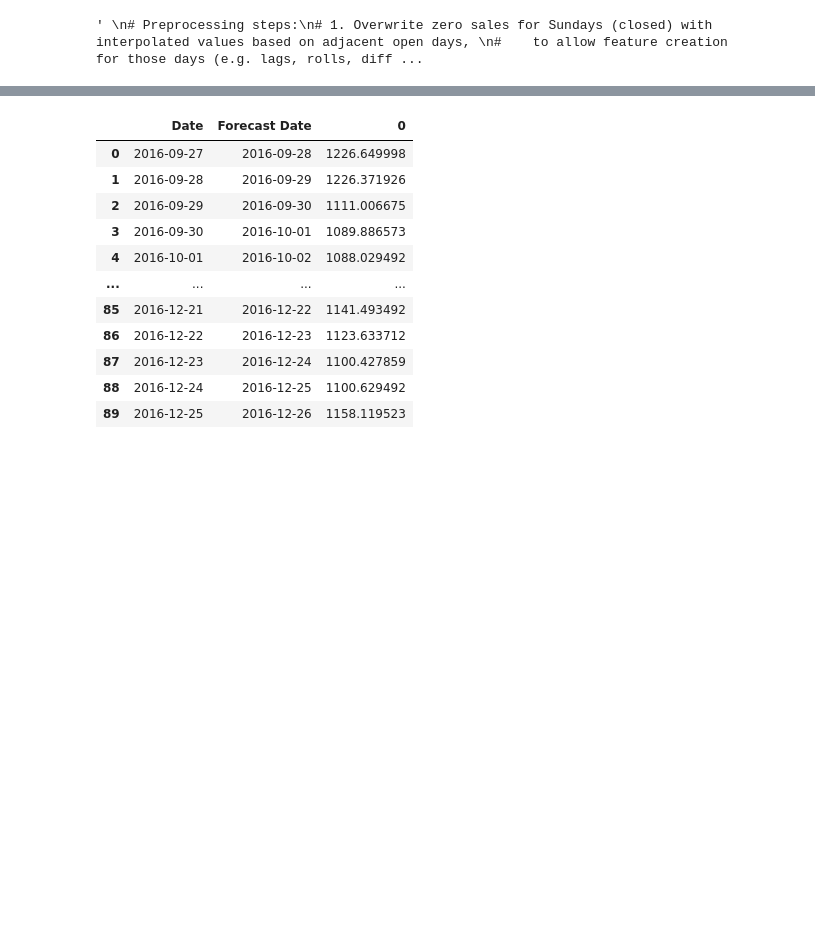
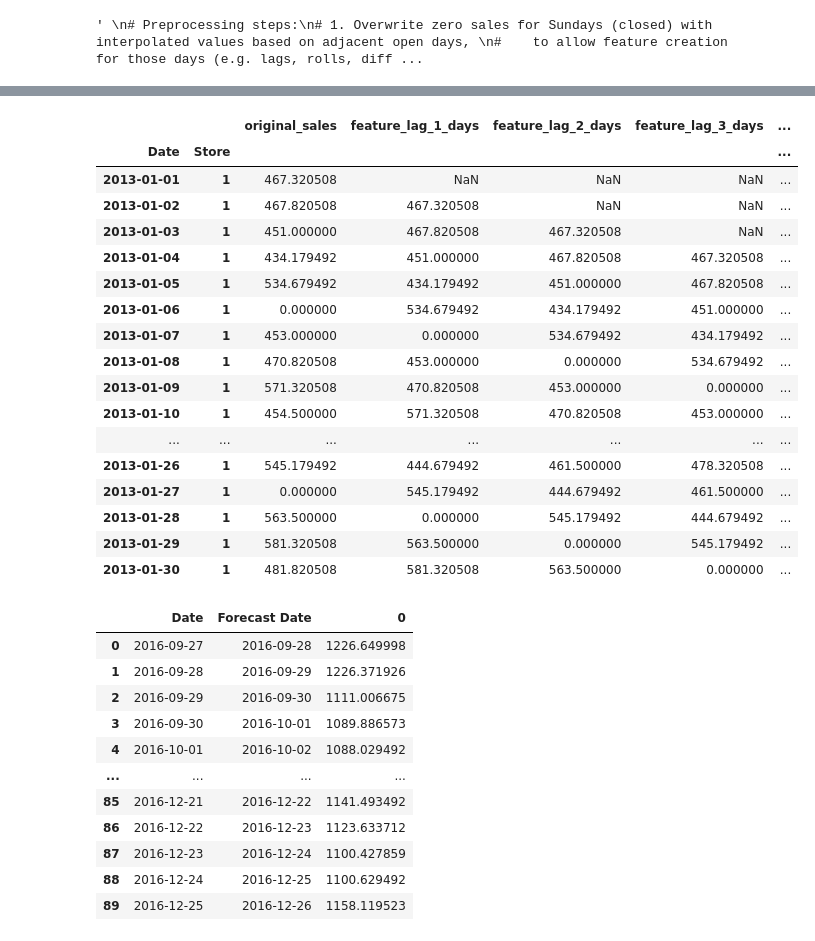
Before and after one commit to Miltos-90/Rossmann_Store_Sales_Forecasting, a Jupyter notebook: test_pipeline.ipynb, the cells around one changed output, grey strips where cells are left out. Cells and saved outputs as stored; diff of their text form; code cells hidden in the pictures; blank space fills up the shorter version.

```diff
--- a/test_pipeline.ipynb
+++ b/test_pipeline.ipynb
@@ -315,3 +314,50 @@ plt.tight_layout()
+# %%
+stores = synthetic.store_data(n_stores=NUM_STORES)
+train = synthetic.sales_data(n_stores=NUM_STORES, days=NUM_DAYS)
+df  = attach_store_data(train, stores)
+df.sort_values(['Date', 'Store'], inplace=True)  # Sort by date and store (ascending -> from earliest to latest) for lag features
+df.set_index(["Date", "Store"], inplace=True)
+X = make_features(df, C.LAGS, C.ROLL_WINDOWS, C.DIFFS)
+
+forecast_horizon = 10
+y = make_targets(df['Sales'], forecast_horizon)
+
+# sales for store 1
+store1 = df.index.get_level_values("Store") == 1
+df_sales = df.loc[store1, "Sales"]
+df_sales.name = "original_sales"
+
+# features for store 1
+store1 = X.index.get_level_values("Store") == 1
+top_cols = [c for c in X.columns if 'lag' in c][:5]
+x_sales = X.loc[store1, top_cols]
+x_sales.columns = [f"feature_{col}" for col in x_sales.columns]
+
+# targets for store 1
+store1 = y.index.get_level_values("Store") == 1
+ystore = y.loc[store1]
+ystore.name = f"Target_horizon_{forecast_horizon}"
+
+pd.concat([df_sales, x_sales, ystore], axis=1).head(30)
+# %% [output]
+|  |  | original_sales | feature_lag_1_days | feature_lag_2_days | feature_lag_3_days | ... |
+| Date | Store |  |  |  |  | ... |
+| 2013-01-01 | 1 | 467.320508 | NaN | NaN | NaN | ... |
+| 2013-01-02 | 1 | 467.820508 | 467.320508 | NaN | NaN | ... |
+| 2013-01-03 | 1 | 451.000000 | 467.820508 | 467.320508 | NaN | ... |
+| 2013-01-04 | 1 | 434.179492 | 451.000000 | 467.820508 | 467.320508 | ... |
+| 2013-01-05 | 1 | 534.679492 | 434.179492 | 451.000000 | 467.820508 | ... |
+| 2013-01-06 | 1 | 0.000000 | 534.679492 | 434.179492 | 451.000000 | ... |
+| 2013-01-07 | 1 | 453.000000 | 0.000000 | 534.679492 | 434.179492 | ... |
+| 2013-01-08 | 1 | 470.820508 | 453.000000 | 0.000000 | 534.679492 | ... |
+| 2013-01-09 | 1 | 571.320508 | 470.820508 | 453.000000 | 0.000000 | ... |
+| 2013-01-10 | 1 | 454.500000 | 571.320508 | 470.820508 | 453.000000 | ... |
+| ... | ... | ... | ... | ... | ... | ... |
+| 2013-01-26 | 1 | 545.179492 | 444.679492 | 461.500000 | 478.320508 | ... |
+| 2013-01-27 | 1 | 0.000000 | 545.179492 | 444.679492 | 461.500000 | ... |
+| 2013-01-28 | 1 | 563.500000 | 0.000000 | 545.179492 | 444.679492 | ... |
+| 2013-01-29 | 1 | 581.320508 | 563.500000 | 0.000000 | 545.179492 | ... |
+| 2013-01-30 | 1 | 481.820508 | 581.320508 | 563.500000 | 0.000000 | ... |
 # %%
 predicted_store_sales
 # %% [output]
```
Also changed, not shown: parts of 6 cells of this notebook, 1 other file.
